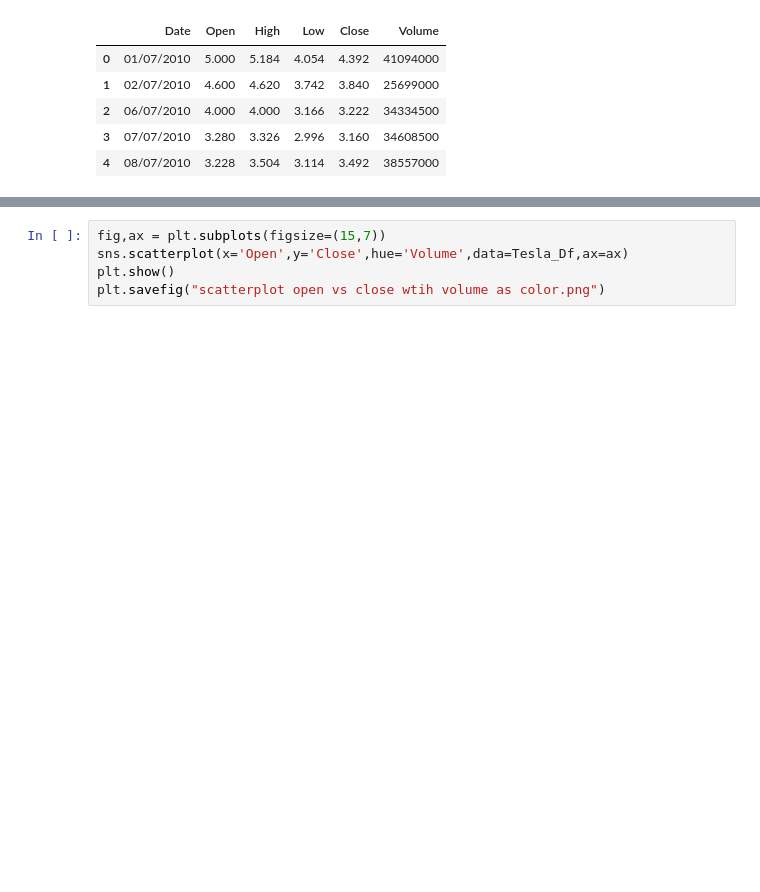
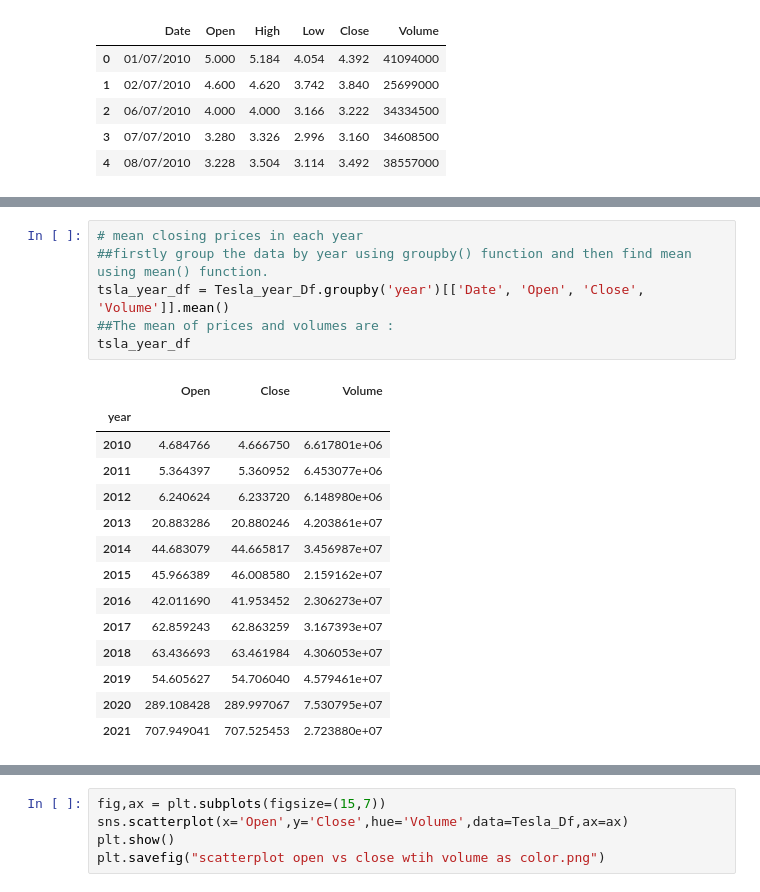
Before and after one commit to anacarol84/Project1_Tesla, a Jupyter notebook: Project-1/DataCleaningnew.ipynb, the cells around one changed output, grey strips where cells are left out. Drawn from its saved outputs; the diff is of its cells as text; blank space fills up the shorter version.

```diff
--- a/Project-1/DataCleaningnew.ipynb
+++ b/Project-1/DataCleaningnew.ipynb
@@ -73,0 +107,21 @@ Tesla_Df.head()
+# %%
+# mean closing prices in each year
+##firstly group the data by year using groupby() function and then find mean using mean() function.
+tsla_year_df = Tesla_year_Df.groupby('year')[['Date', 'Open', 'Close', 'Volume']].mean()
+##The mean of prices and volumes are :
+tsla_year_df
+# %% [output]
+|  | Open | Close | Volume |
+| year |  |  |  |
+| 2010 | 4.684766 | 4.666750 | 6.617801e+06 |
+| 2011 | 5.364397 | 5.360952 | 6.453077e+06 |
+| 2012 | 6.240624 | 6.233720 | 6.148980e+06 |
+| 2013 | 20.883286 | 20.880246 | 4.203861e+07 |
+| 2014 | 44.683079 | 44.665817 | 3.456987e+07 |
+| 2015 | 45.966389 | 46.008580 | 2.159162e+07 |
+| 2016 | 42.011690 | 41.953452 | 2.306273e+07 |
+| 2017 | 62.859243 | 62.863259 | 3.167393e+07 |
+| 2018 | 63.436693 | 63.461984 | 4.306053e+07 |
+| 2019 | 54.605627 | 54.706040 | 4.579461e+07 |
+| 2020 | 289.108428 | 289.997067 | 7.530795e+07 |
+| 2021 | 707.949041 | 707.525453 | 2.723880e+07 |
```
Also changed, not shown: parts of 9 cells of this notebook, 2 other files.
